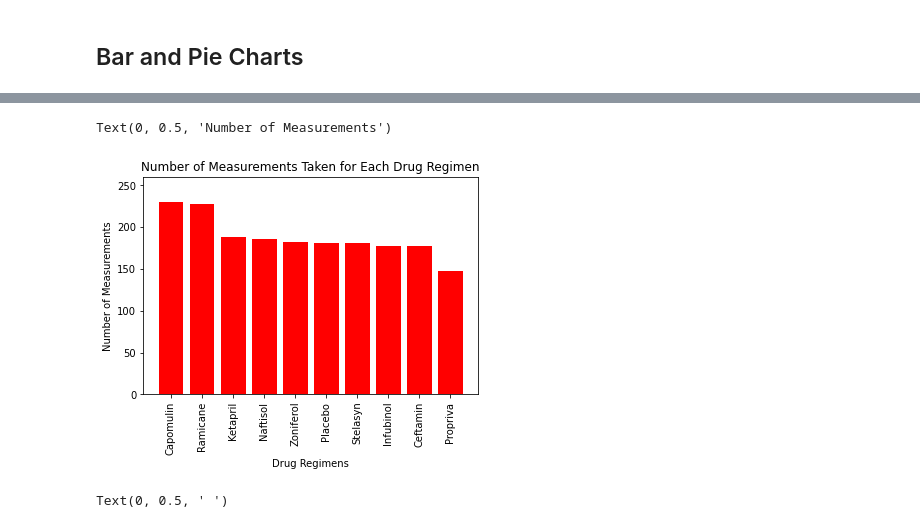
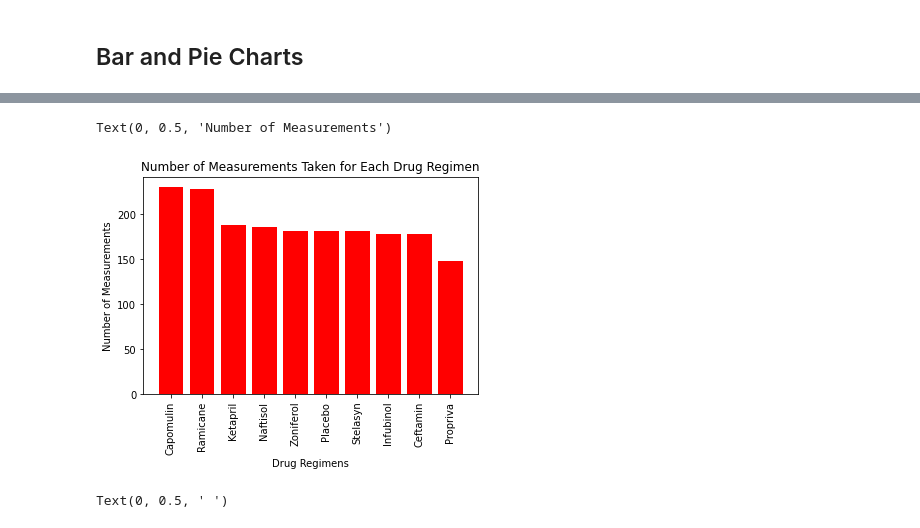
Before and after one commit to zsowen/Matplotlib_Challenge, a Jupyter notebook: Pymaceuticals/pymaceuticals.ipynb, the cells around one changed output, grey strips where cells are left out. Saved outputs shown, nothing was run; the diff lists cells and outputs as text; code cells hidden in the pictures.

```diff
--- a/Pymaceuticals/pymaceuticals.ipynb
+++ b/Pymaceuticals/pymaceuticals.ipynb
@@ -119,32 +128,29 @@ Regimen_Stats_df
 # %%
 # Generate a bar plot showing the total number of measurements taken on each drug regimen using pyplot.
 
 #Count the number of measurements per Drug Regimen
 counts = cleaned_data["Drug Regimen"]. value_counts()
 
 #Set x_axis as number of Drug Regimens
 x_axis = np.arange(len(counts))
 
 #Create our basic Bar Graph
 plt.bar(x_axis, counts, width=0.8, color="r")
 
 #Tell matplotlib where to place each of our x axis headers
 tick_locations = [value for value in x_axis]
 plt.xticks(tick_locations, counts.index.values)
 
 #Rotate x axis headers for better visibility
 plt.xticks(rotation = 90)
 
-#set y axis limit
-plt.ylim(0, max(counts)+30)
-
 #Give the chart labels and a title
 plt.title("Number of Measurements Taken for Each Drug Regimen")
 plt.xlabel("Drug Regimens")
 plt.ylabel("Number of Measurements")
 # %% [output]
 Text(0, 0.5, 'Number of Measurements')
-[figure, old version]
+[figure, new version]
 # %%
 # Generate a pie plot showing the distribution of female versus male mice using pandas
 #Count number of Male and Female Mice
```
Also changed, not shown: parts of 4 cells of this notebook.
